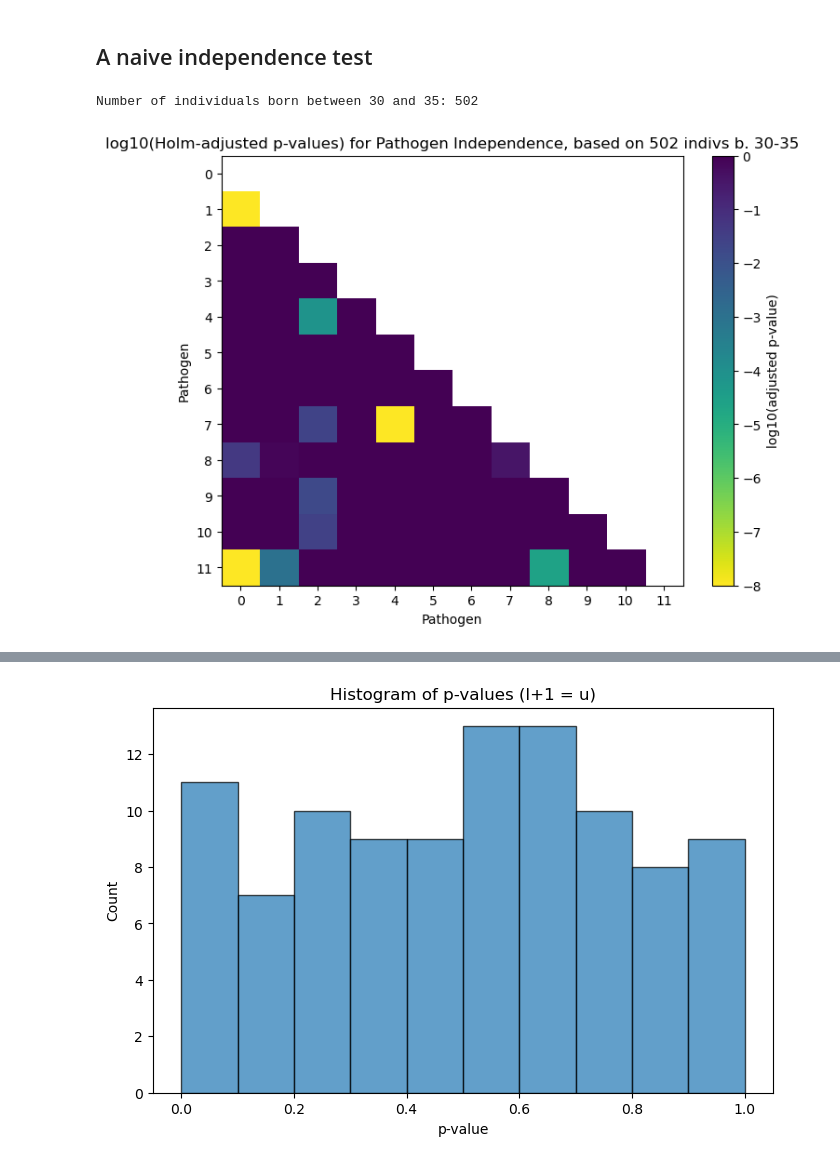
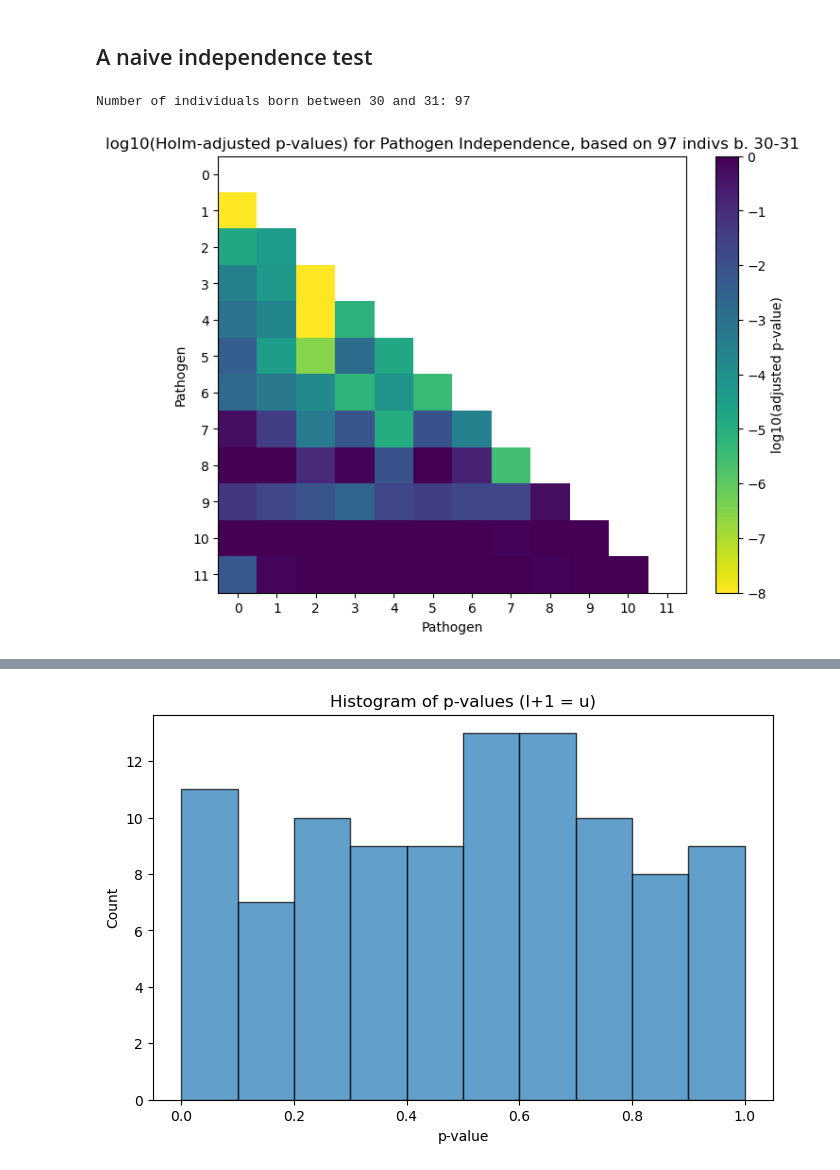
Before and after one commit to aleggs0/multipathogen-sero, a Jupyter notebook: notebooks/independence_testing.ipynb, the cells around one changed output, grey strips where cells are left out. Drawn from its saved outputs; the diff is of its cells as text; code cells hidden in the pictures.

```diff
--- a/notebooks/independence_testing.ipynb
+++ b/notebooks/independence_testing.ipynb
@@ -80,7 +82,7 @@ simulate_infections took 9.035 seconds
 ## A naive independence test
 # %%
 birth_time_lower = 30
-birth_time_upper = 35
+birth_time_upper = 31
 individuals_in_bin = np.where(
     (birth_times >= birth_time_lower) & (birth_times < birth_time_upper)
 )[0]
@@ -95,40 +97,40 @@ indices = []
 for k1 in range(n_pathogens):
     for k2 in range(k1 + 1, n_pathogens):
         contingency_table = pd.crosstab(
-            filtered_survey_wide[f'serostatus_{k1}'],
-            filtered_survey_wide[f'serostatus_{k2}']
+            filtered_survey_wide[f'serostatus_{k1+1}'],
+            filtered_survey_wide[f'serostatus_{k2+1}']
         )
         contingency_table = contingency_table.reindex(index=[0, 1], columns=[0, 1], fill_value=0)
         tbl = Table2x2(contingency_table)
         p_value = tbl.test_nominal_association().pvalue
         pvals.append(p_value)
         indices.append((k1, k2))
 
 # Holm correction
 _, pvals_holm, _, _ = multipletests(pvals, method='holm')
 
 # Fill adjusted p-values into a matrix (symmetric)
 pval_matrix_adj = np.ones((n_pathogens, n_pathogens))
 for (k1, k2), adj_p in zip(indices, pvals_holm):
     pval_matrix_adj[k1, k2] = adj_p
     pval_matrix_adj[k2, k1] = adj_p
 
 # Clip for plotting
 pval_matrix_adj_clipped = np.clip(pval_matrix_adj, 1e-8, 1)
 
 mask = np.triu(np.ones_like(pval_matrix_adj_clipped, dtype=bool), k=0)  # k=0 masks diagonal too
 masked_matrix = np.ma.masked_where(mask, np.log10(pval_matrix_adj_clipped))
 
 plt.figure(figsize=(8, 6))
 im = plt.imshow(masked_matrix, cmap='viridis_r', aspect='auto', vmin=-8, vmax=0)
 plt.colorbar(im, label='log10(adjusted p-value)')
 plt.title(f'log10(Holm-adjusted p-values) for Pathogen Independence, based on {len(individuals_in_bin)} indivs b. {birth_time_lower}-{birth_time_upper}')
 plt.xlabel('Pathogen')
 plt.ylabel('Pathogen')
 plt.xticks(np.arange(n_pathogens), np.arange(n_pathogens))
 plt.yticks(np.arange(n_pathogens), np.arange(n_pathogens))
 plt.show()
 # %% [output]
-Number of individuals born between 30 and 35: 502
+Number of individuals born between 30 and 31: 97
-[figure, old version]
+[figure, new version]
 # %%
```
Also changed, not shown: parts of 4 cells of this notebook, 9 other files.
